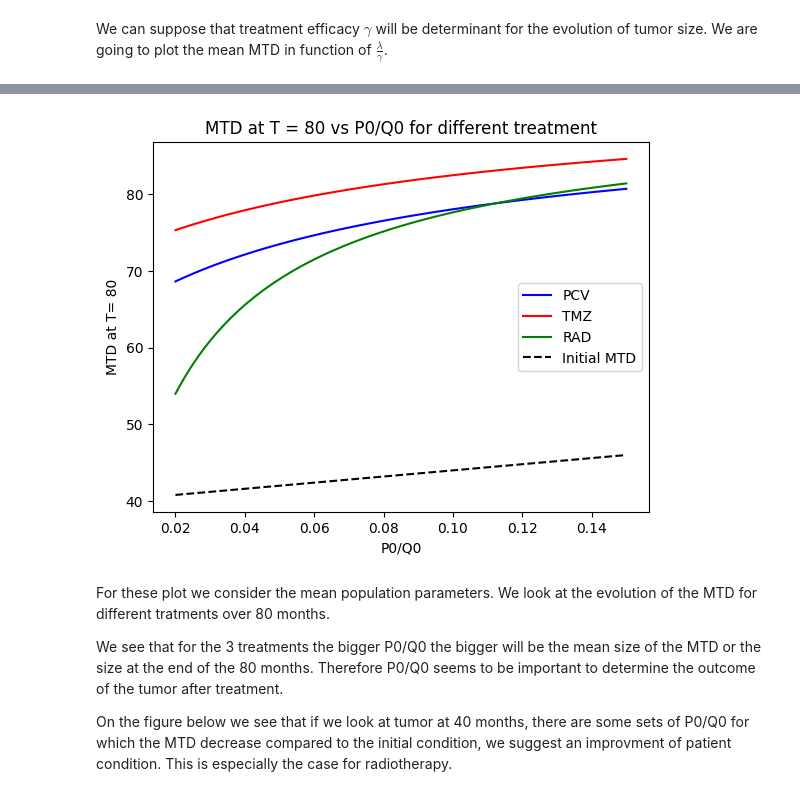
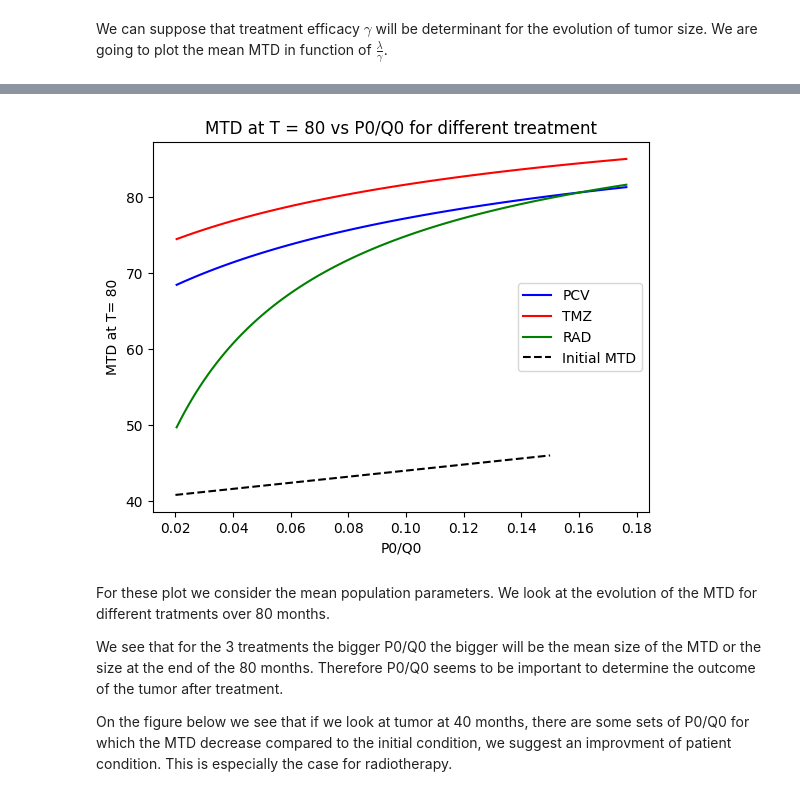
Before and after one commit to ambrejaeger/TP-M2, a Jupyter notebook: TP_parameters_exploration.ipynb, the cells around one changed output, grey strips where cells are left out. Drawn from its saved outputs; the diff is of its cells as text; code cells hidden in the pictures.

```diff
--- a/TP_parameters_exploration.ipynb
+++ b/TP_parameters_exploration.ipynb
@@ -230,37 +230,38 @@ plt.show()
 # %%
 def MTDatT_vs_P0Q0(param, T):
-    Q0 = 40
+    size = 50
     MTD = []
     rapport = []
     r = np.linspace(0.02, 0.15, 100)
-    #We assume P0 will vary in 2% to 15% of Q0
+    #We assume P0 will vary in 2% to 15% of DT
 
     for i in r:
-        P0 = i*Q0
+        P0 = i*size
+        Q0 = size - P0
         t = np.linspace(0, T, 500)
         y = odeint(derivees, (1.0, P0, Q0, 0.0), t, args=(param, ))
         MTD += [y[-1, 1] + y[-1, 2] + y[-1, 3]]
         rapport += [P0/Q0]
 
     return rapport, MTD
 
 results_PCV = MTDatT_vs_P0Q0(parameters_PCV, 80)
 results_TMZ = MTDatT_vs_P0Q0(parameters_TMZ, 80)
 results_rad = MTDatT_vs_P0Q0(parameters_rad, 80)
 
 plt.plot(results_PCV[0], results_PCV[1], 'b', label = 'PCV')
 plt.plot(results_TMZ[0], results_TMZ[1], 'r', label = 'TMZ')
 plt.plot(results_rad[0], results_rad[1], 'g', label = 'RAD')
 plt.plot(initial_Pstar()[0], initial_Pstar()[1], 'black', linestyle='--', label = 'Initial MTD')
 
 plt.xlabel('P0/Q0')
 plt.ylabel('MTD at T= 80')
 plt.title('MTD at T = 80 vs P0/Q0 for different treatment')
 
 plt.legend()
 plt.show()
 # %% [output]
-[figure, old version]
+[figure, new version]
 # %% [markdown]
 For these plot we consider the mean population parameters. We look at the evolution of the MTD for different tratments over 80 months.
 
```
Also changed, not shown: parts of 1 cell of this notebook, 1 other file.
